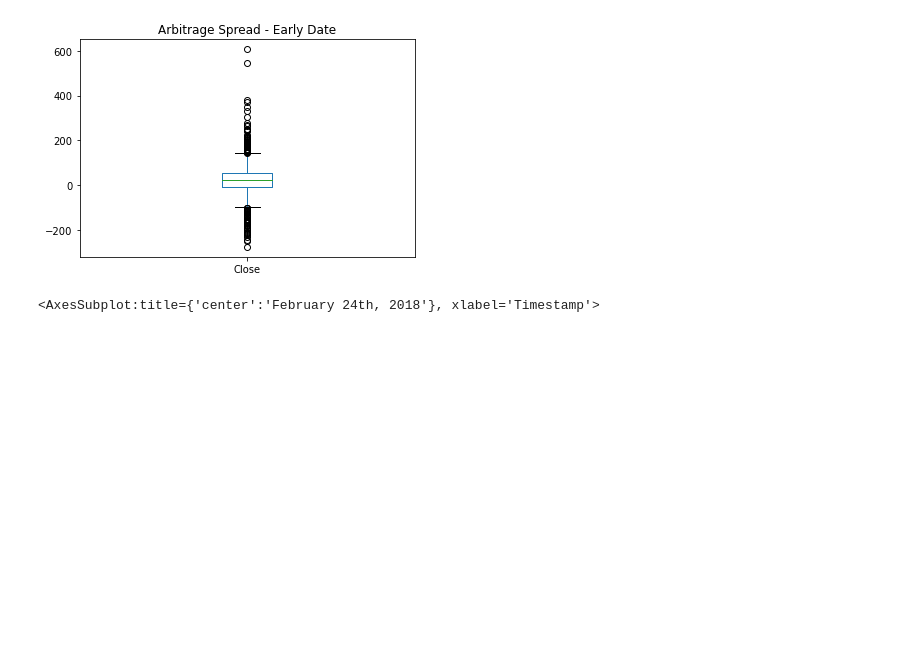
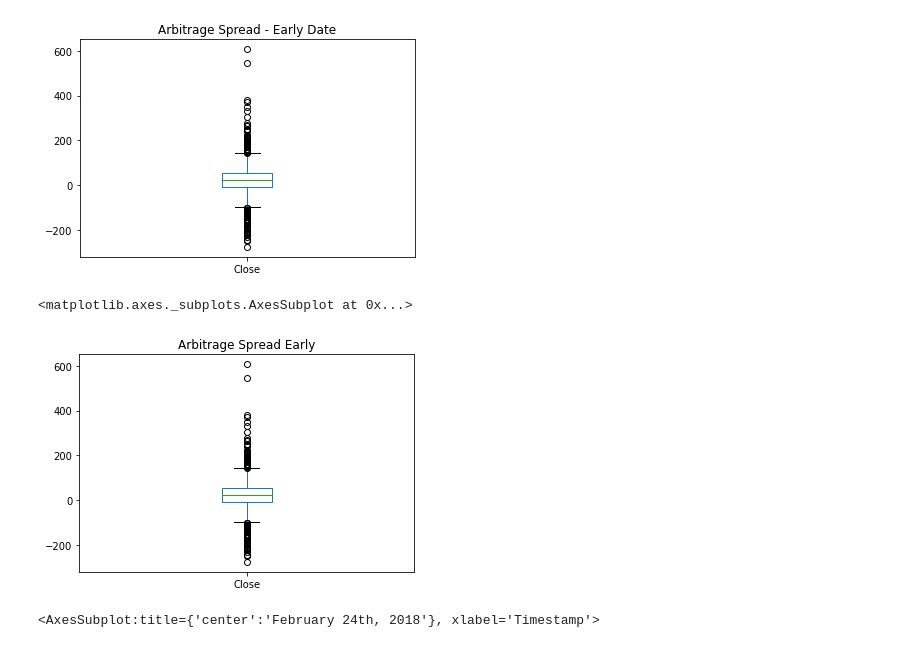
Before and after one commit to KellenCrimson/loan_qualifier_app, a Jupyter notebook: crypto_arbitrage.ipynb, the cells around one changed output. Saved outputs shown, nothing was run; the diff lists cells and outputs as text; code cells hidden in the pictures; blank space fills up the shorter version.

Commit message:
update arbitrage_spread data analysis

```diff
--- a/crypto_arbitrage.ipynb
+++ b/crypto_arbitrage.ipynb
@@ -399,3 +408,5 @@ min      -275.920000
 75%        52.355000
 max       606.800000
 Name: Close, dtype: float64
+# %%
+arbitrage_spread_early = coinbase_sliced.loc['2018-01-16'] - bitstamp_sliced.loc['2018-01-16']
@@ -405,6 +429,11 @@ Name: Close, dtype: float64
 # %% [output]
 <AxesSubplot:title={'center':'Arbitrage Spread - Early Date'}>
 [figure]
+# %%
+arbitrage_spread_early.plot(kind = 'box', title = "Arbitrage Spread Early")
+# %% [output]
+<matplotlib.axes._subplots.AxesSubplot at 0x...>
+[figure, added]
 # %%
 # Create an overlay plot that visualizes the two dataframes over a period of one day from the middle of the dataset.
 # Be sure that the plots include the parameters `legend`, `figsize`, `title`, `color` and `label`
```
Also changed, not shown: parts of 20 cells of this notebook, 1 other file.
